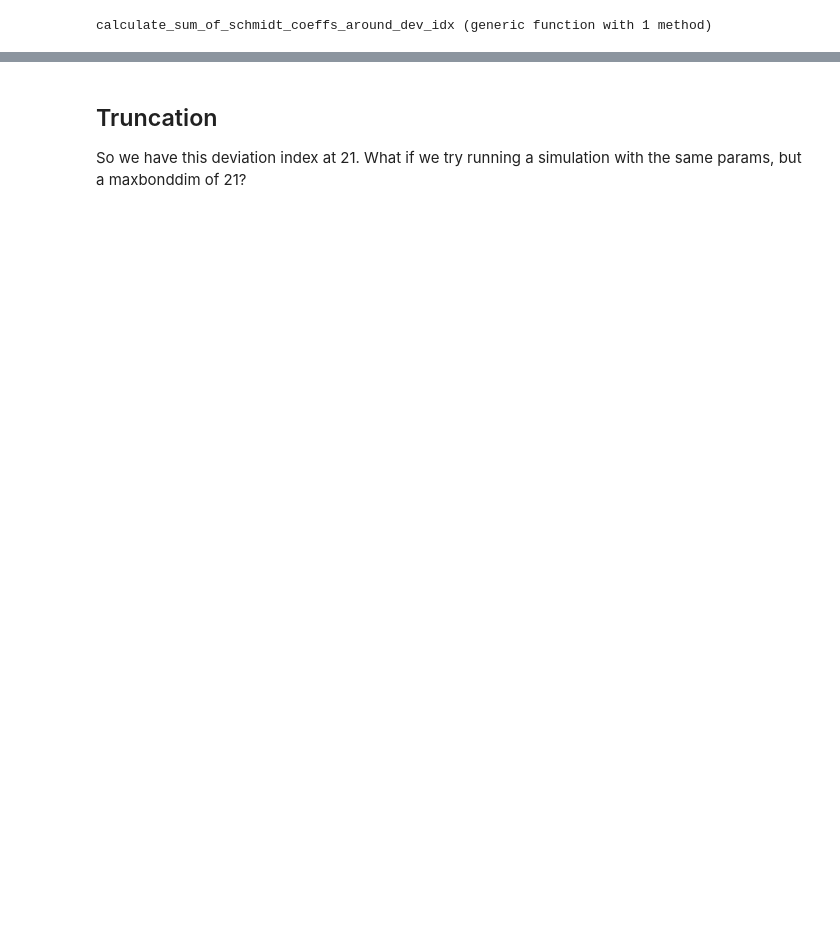
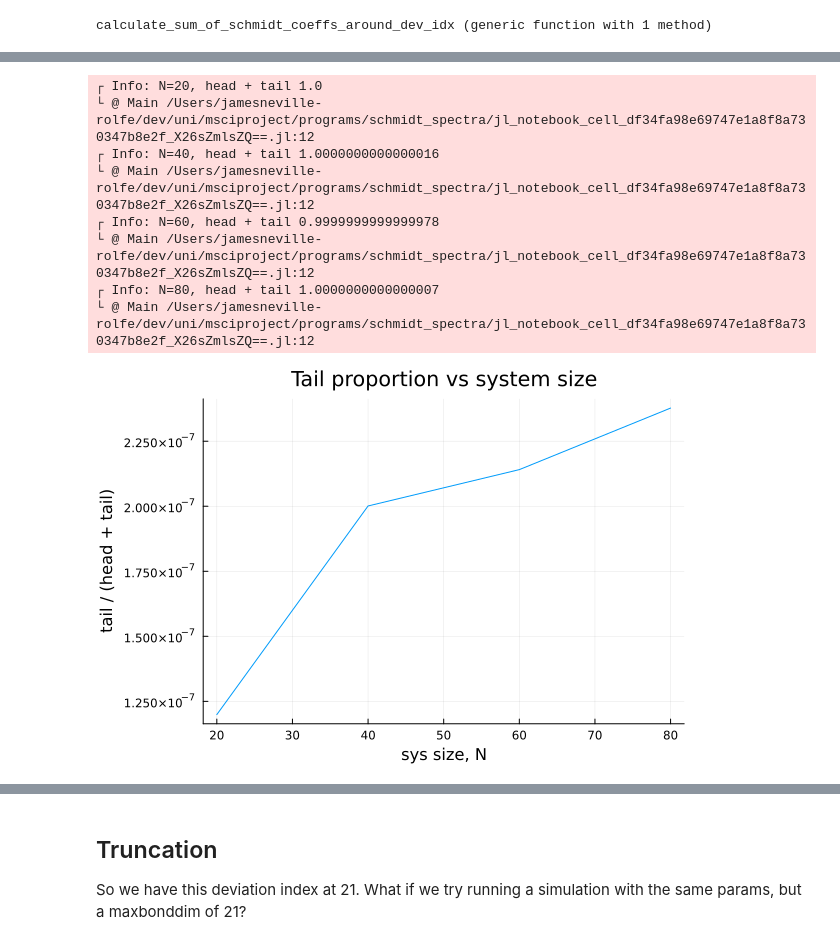
Before and after one commit to jamesnrolfe/QuantumEntanglementProject, a Jupyter notebook: programs/schmidt_spectra/results.ipynb, the cells around one changed output, grey strips where cells are left out. Cells and saved outputs as stored; diff of their text form; code cells hidden in the pictures; blank space fills up the shorter version.

```diff
--- a/programs/schmidt_spectra/results.ipynb
+++ b/programs/schmidt_spectra/results.ipynb
@@ -216,0 +221,27 @@ N=40 : tail weight 1.986847969669854e-5%
+# %%
+# try plotting these tail weights
+
+p3 = plot(title="Tail weight with N")
+
+ns = []
+tails = []
+
+for (n, idx) in sorted_pairs
+    ss = N_to_SS_map[n]
+    head, tail = calculate_sum_of_schmidt_coeffs_around_dev_idx(ss, idx)
+    push!(ns, n)
+    @info "N=$n, head + tail $(head + tail)"
+    push!(tails, tail)
+end
+
+plot(ns, tails, title="Tail proportion vs system size", ylabel="tail / (head + tail)", xlabel="sys size, N", legend=false)
+# %% [output]
+┌ Info: N=20, head + tail 1.0
+└ @ Main /Users/jamesneville-rolfe/dev/uni/msciproject/programs/schmidt_spectra/jl_notebook_cell_df34fa98e69747e1a8f8a730347b8e2f_X26sZmlsZQ==.jl:12
+┌ Info: N=40, head + tail 1.0000000000000016
+└ @ Main /Users/jamesneville-rolfe/dev/uni/msciproject/programs/schmidt_spectra/jl_notebook_cell_df34fa98e69747e1a8f8a730347b8e2f_X26sZmlsZQ==.jl:12
+┌ Info: N=60, head + tail 0.9999999999999978
+└ @ Main /Users/jamesneville-rolfe/dev/uni/msciproject/programs/schmidt_spectra/jl_notebook_cell_df34fa98e69747e1a8f8a730347b8e2f_X26sZmlsZQ==.jl:12
+┌ Info: N=80, head + tail 1.0000000000000007
+└ @ Main /Users/jamesneville-rolfe/dev/uni/msciproject/programs/schmidt_spectra/jl_notebook_cell_df34fa98e69747e1a8f8a730347b8e2f_X26sZmlsZQ==.jl:12
+[figure, added]
```
Also changed, not shown: parts of 13 cells of this notebook, 4 other files.
